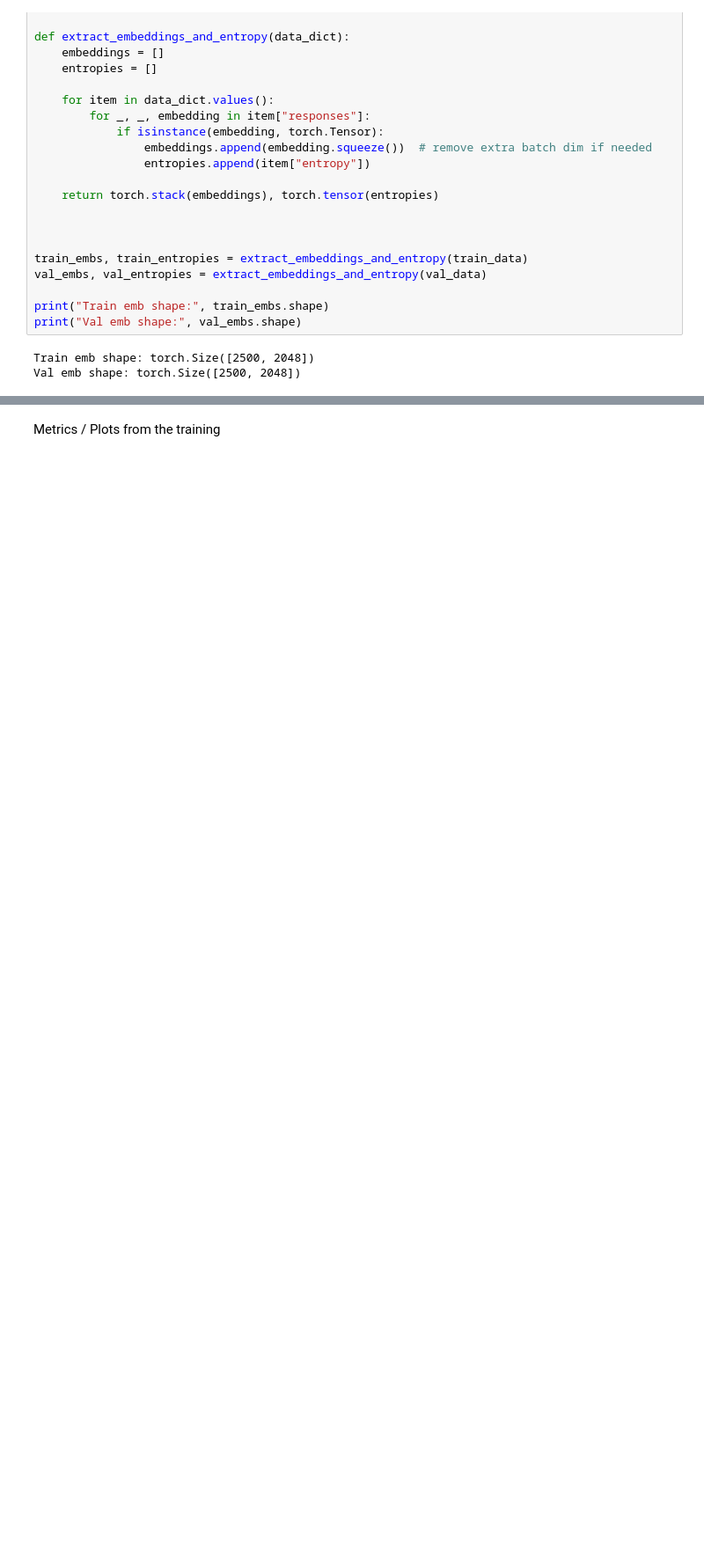
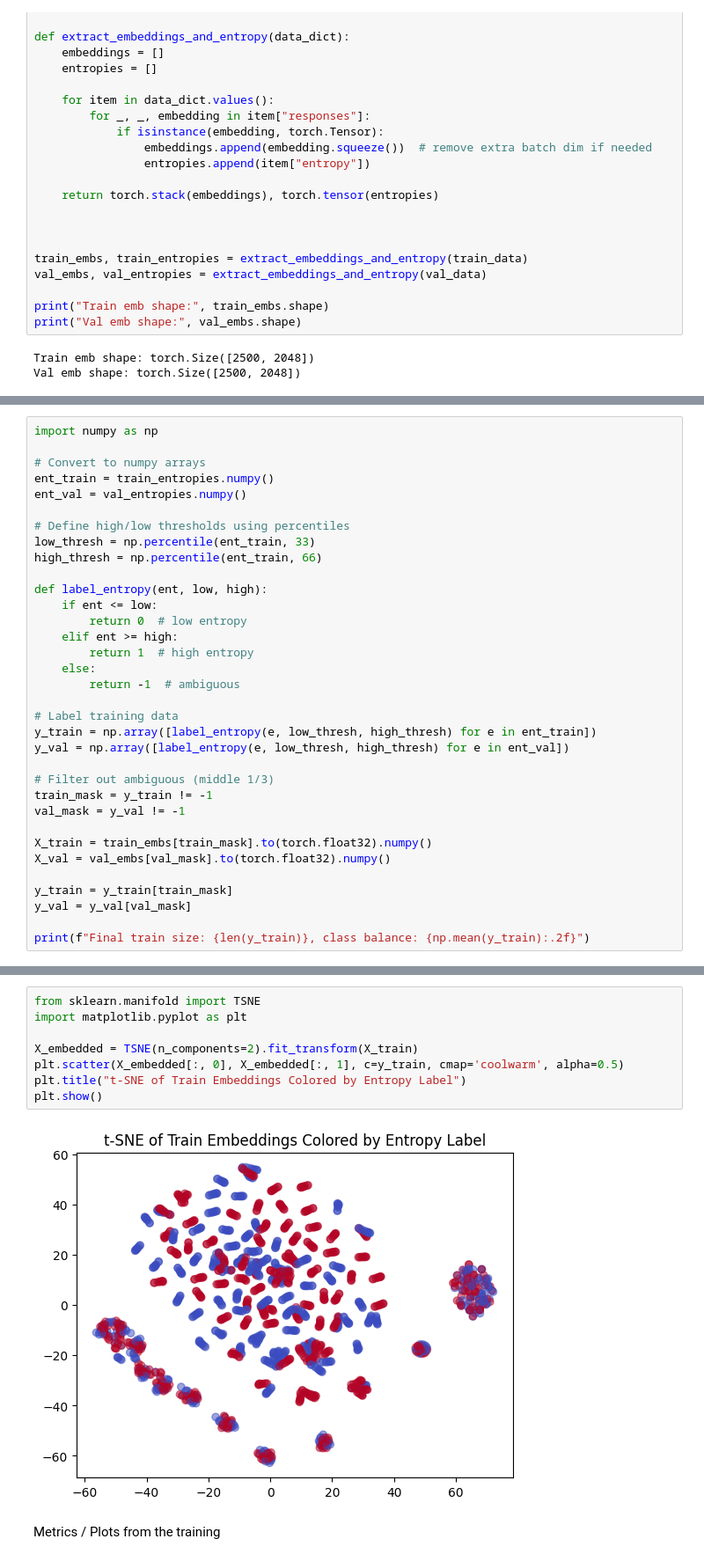
Before and after one commit to annadeng8/sep-probe-judge, a Jupyter notebook: train-probe.ipynb, the cells around one changed output, grey strips where cells are left out. Shown: that part at 88% size. Saved outputs shown, nothing was run; the diff lists cells and outputs as text; blank space fills up the shorter version.

```diff
--- a/train-probe.ipynb
+++ b/train-probe.ipynb
@@ -94,0 +48,34 @@ Please also refer to the documentation for alternative solver options:
+# %%
+import numpy as np
+
+# Convert to numpy arrays
+ent_train = train_entropies.numpy()
+ent_val = val_entropies.numpy()
+
+# Define high/low thresholds using percentiles
+low_thresh = np.percentile(ent_train, 33)
+high_thresh = np.percentile(ent_train, 66)
+
+def label_entropy(ent, low, high):
+    if ent <= low:
+        return 0  # low entropy
+    elif ent >= high:
+        return 1  # high entropy
+    else:
+        return -1  # ambiguous
+
+# Label training data
+y_train = np.array([label_entropy(e, low_thresh, high_thresh) for e in ent_train])
+y_val = np.array([label_entropy(e, low_thresh, high_thresh) for e in ent_val])
+
+# Filter out ambiguous (middle 1/3)
+train_mask = y_train != -1
+val_mask = y_val != -1
+
+X_train = train_embs[train_mask].to(torch.float32).numpy()
+X_val = val_embs[val_mask].to(torch.float32).numpy()
+
+y_train = y_train[train_mask]
+y_val = y_val[val_mask]
+
+print(f"Final train size: {len(y_train)}, class balance: {np.mean(y_train):.2f}")
@@ -95,3 +195,13 @@ Please also refer to the documentation for alternative solver options:
+# %%
+from sklearn.manifold import TSNE
+import matplotlib.pyplot as plt
+
+X_embedded = TSNE(n_components=2).fit_transform(X_train)
+plt.scatter(X_embedded[:, 0], X_embedded[:, 1], c=y_train, cmap='coolwarm', alpha=0.5)
+plt.title("t-SNE of Train Embeddings Colored by Entropy Label")
+plt.show()
+# %% [output]
+[figure, added]
 # %% [markdown]
 Metrics / Plots from the training
 # %%
```
Also changed, not shown: parts of 9 cells of this notebook, 8 other files.
